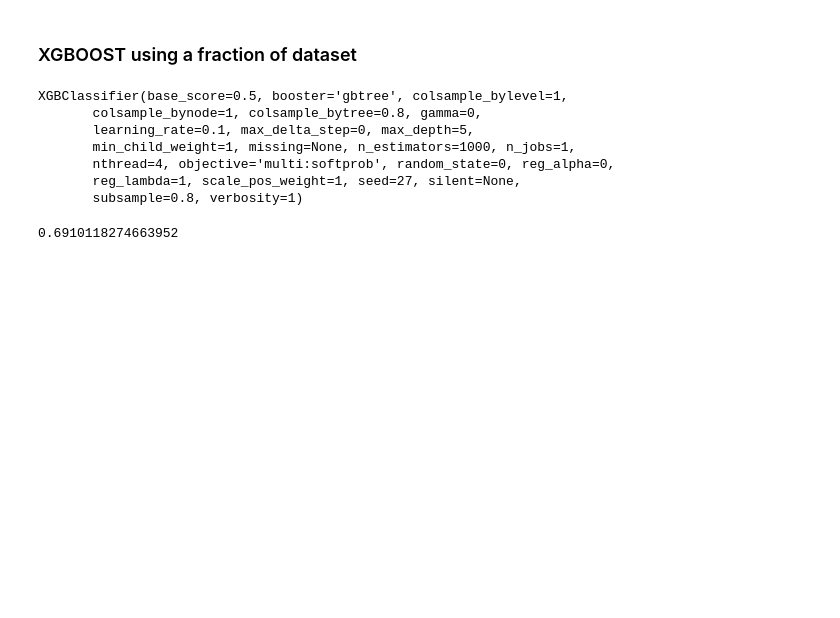
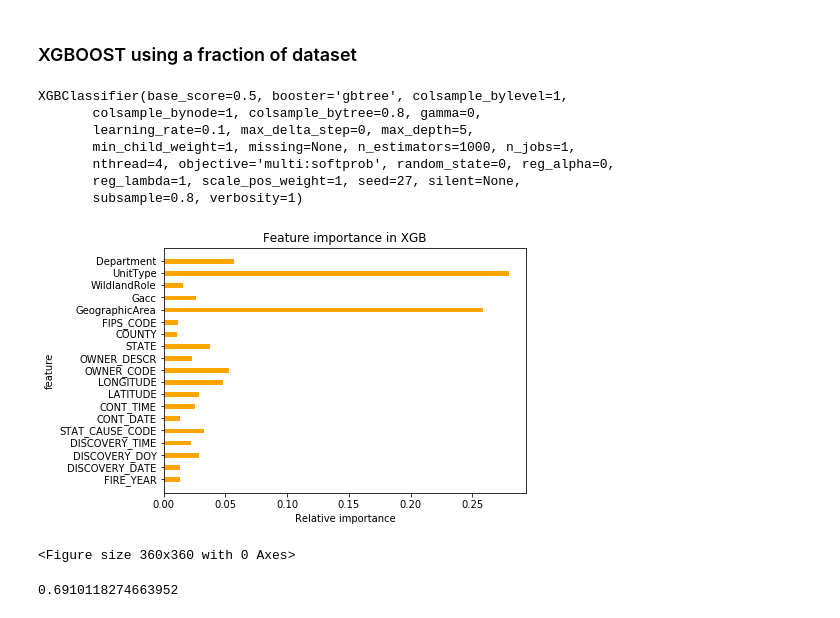
Before and after one commit to prajvalgupta/bds-project, a Jupyter notebook: Vrinda Codes/Wildfire-Size.ipynb, the cells around one changed output. Saved outputs shown, nothing was run; the diff lists cells and outputs as text; code cells hidden in the pictures; blank space fills up the shorter version.

```diff
--- a/Vrinda Codes/Wildfire-Size.ipynb
+++ b/Vrinda Codes/Wildfire-Size.ipynb
@@ -323,6 +323,23 @@ XGBClassifier(base_score=0.5, booster='gbtree', colsample_bylevel=1,
        nthread=4, objective='multi:softprob', random_state=0, reg_alpha=0,
        reg_lambda=1, scale_pos_weight=1, seed=27, silent=None,
        subsample=0.8, verbosity=1)
+# %%
+Y = xgb2.feature_importances_
+#plot
+fig, ax = plt.subplots()
+width = 0.4 # the width of the bars
+ind = np.arange(len(Y)) # the x locations for the groups
+ax.barh(ind, Y, width, color="orange")
+ax.set_yticks(ind+width/10)
+ax.set_yticklabels(X.columns, minor=False)
+plt.title('Feature importance in XGB')
+plt.xlabel('Relative importance')
+plt.ylabel('feature')
+plt.figure(figsize=(5,5))
+fig.set_size_inches(6.5, 4.5, forward=True)
+# %% [output]
+[figure, added]
+<Figure size 360x360 with 0 Axes>
 # %%
 pred_xgb2 = xgb2.predict(X_test2)
 # %%
```
Also changed, not shown: parts of 4 cells of this notebook.
